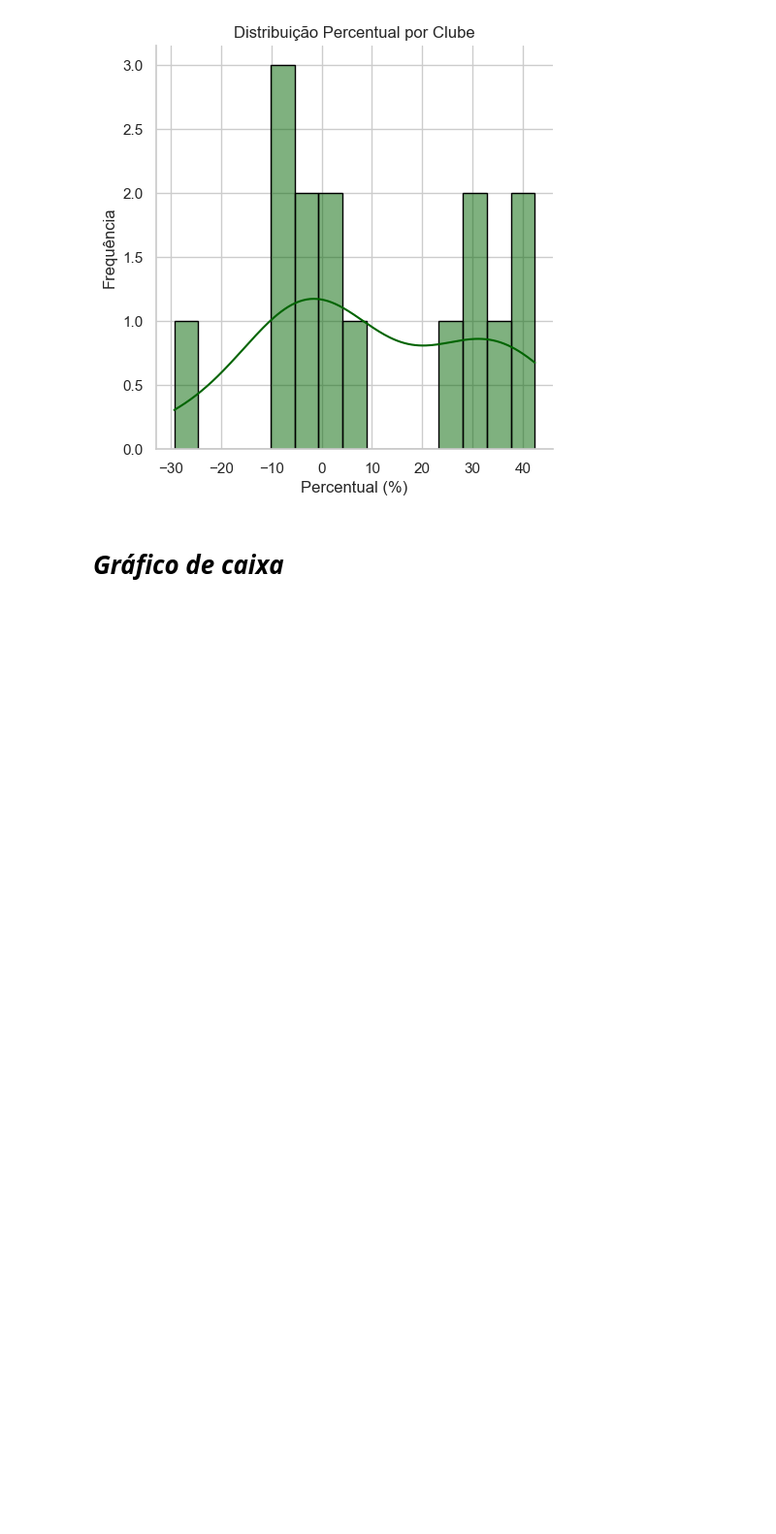
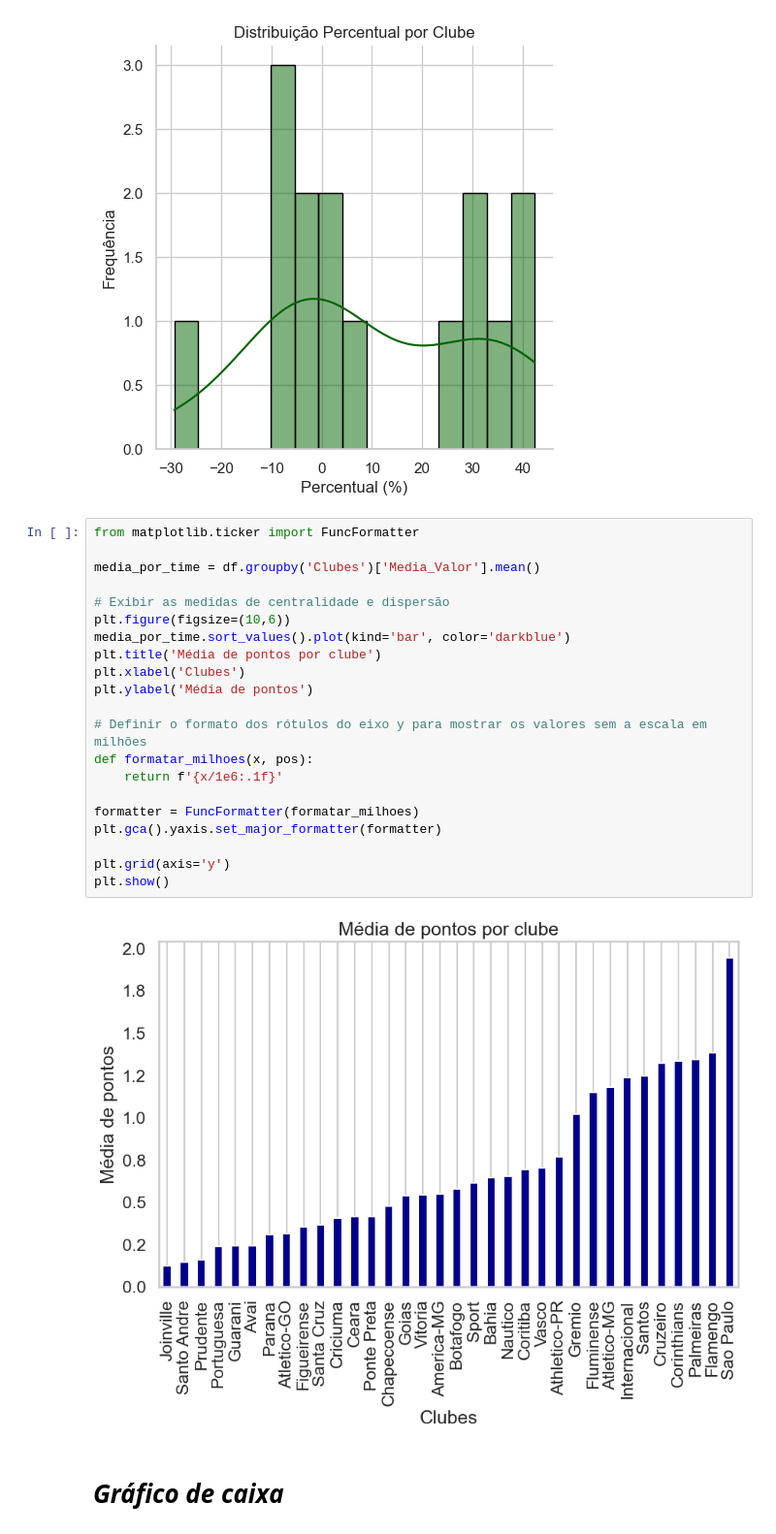
Before and after one commit to AVTBrasil/An-lise-de-Dados-no-Futebol, a Jupyter notebook: Analise_de_dados.ipynb, the cells around one changed output. Shown at 97% size. Cells and saved outputs as stored; diff of their text form; blank space fills up the shorter version.

```diff
--- a/Analise_de_dados.ipynb
+++ b/Analise_de_dados.ipynb
@@ -523,6 +523,29 @@ plt.ylabel('Frequência')
 plt.show()
 # %% [output]
 [figure]
+# %%
+from matplotlib.ticker import FuncFormatter
+
+media_por_time = df.groupby('Clubes')['Media_Valor'].mean()
+
+# Exibir as medidas de centralidade e dispersão
+plt.figure(figsize=(10,6))
+media_por_time.sort_values().plot(kind='bar', color='darkblue')
+plt.title('Média de pontos por clube')
+plt.xlabel('Clubes')
+plt.ylabel('Média de pontos')
+
+# Definir o formato dos rótulos do eixo y para mostrar os valores sem a escala em milhões
+def formatar_milhoes(x, pos):
+    return f'{x/1e6:.1f}'
+
+formatter = FuncFormatter(formatar_milhoes)
+plt.gca().yaxis.set_major_formatter(formatter)
+
+plt.grid(axis='y')
+plt.show()
+# %% [output]
+[figure, added]
 # %% [markdown]
 # *Gráfico de caixa* #
 # %%
```
